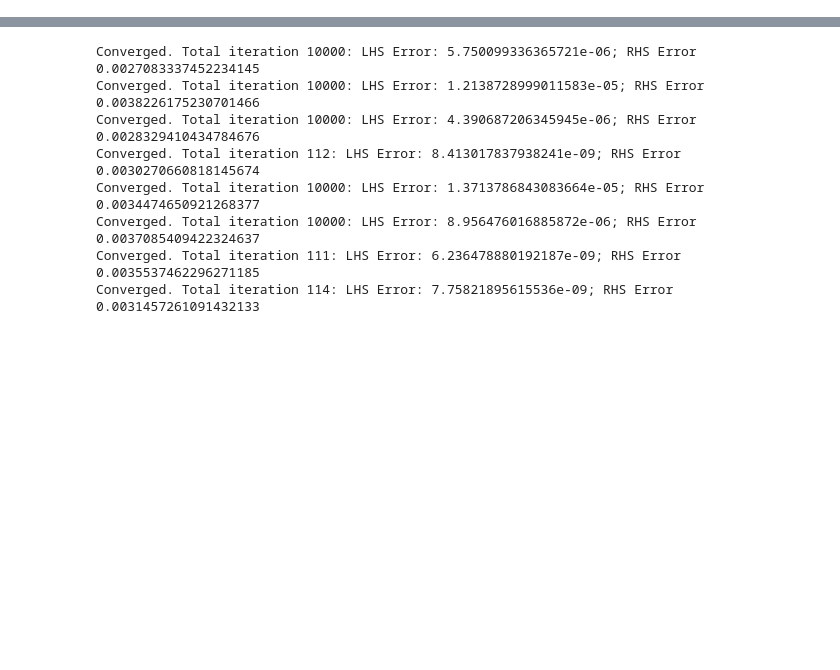
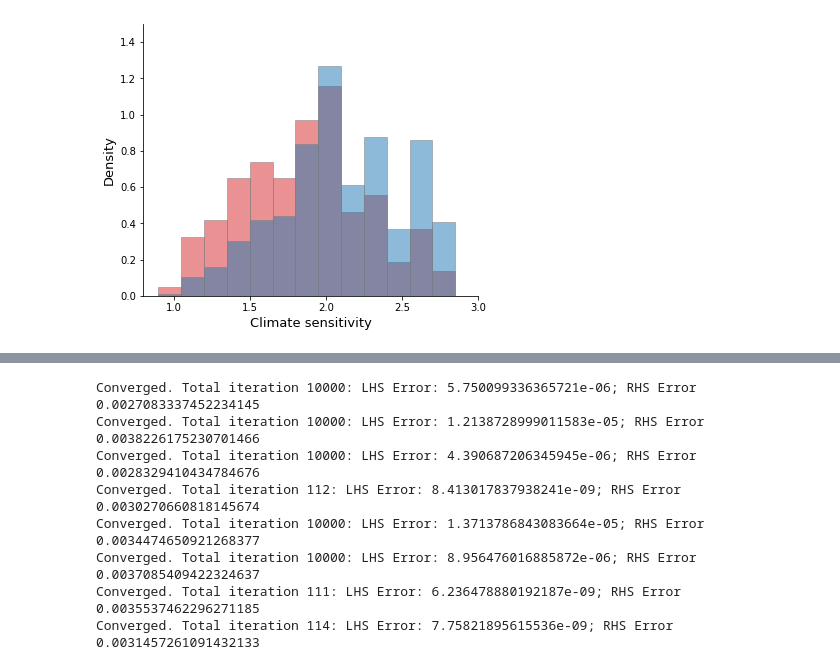
Before and after one commit to lphansen/ClimateUncertaintySpillover, a Jupyter notebook: notebook/plots_standardized_corrected.ipynb, the cells around one changed output, grey strips where cells are left out. Drawn from its saved outputs; the diff is of its cells as text; code cells hidden in the pictures; blank space fills up the shorter version.

Commit message:
udpated plots

```diff
--- a/notebook/plots_standardized_corrected.ipynb
+++ b/notebook/plots_standardized_corrected.ipynb
@@ -14,11 +14,9 @@ import matplotlib as mpl
 mpl.rcParams['axes.spines.right'] = False
 mpl.rcParams['axes.spines.top'] = False
 # %%
-ξ_w=100000.
+ξ_w=.3
 ξ_p=5.
-# ξ_p=.3
 ξ_a=1./100
-# ξ_a=100000.
 
 damage_setting={'γ_2p': np.array([0, .0197*2, .3853*2]),
                 'πd_o': np.array([1./3, 1./3, 1./3])}
@@ -131 +139,21 @@ plt.savefig('../plots/standardized/damage_probability.pdf')
+# %%
+T_mid = 50
+loc_low = find_nearest_value(y_grid_short, yt[T_low])
+loc_mid = find_nearest_value(y_grid_short, yt[T_mid])
+loc_high = find_nearest_value(y_grid_short, yt[T_high])
+
+plt.figure(figsize=(6, 5))
+bins = np.linspace(0., 3., 21)
+
+plt.hist(model['θ']*1000, bins=bins, color='tab:red', histtype='bar', ec='gray', alpha=.5, density=True)
+plt.hist((model['θ'])*1000, weights=model['πc'][:, loc_mid]*np.exp(-δ*50), bins=bins, color='tab:blue', histtype='bar', ec='gray', alpha=.5, density=True)
+plt.xlabel('Climate sensitivity', fontsize=13)
+plt.ylabel('Density', fontsize=13)
+plt.ylim(0,1.5)
+plt.xticks(np.arange(0,3+0.5, 0.5))
+plt.xlim(.8, 3)
+
+plt.savefig('../plots/standardized/climate_worstcase.pdf')
+# %% [output]
+[figure, added]
 # %%
```
Also changed, not shown: parts of 6 cells of this notebook, 14 other files.
